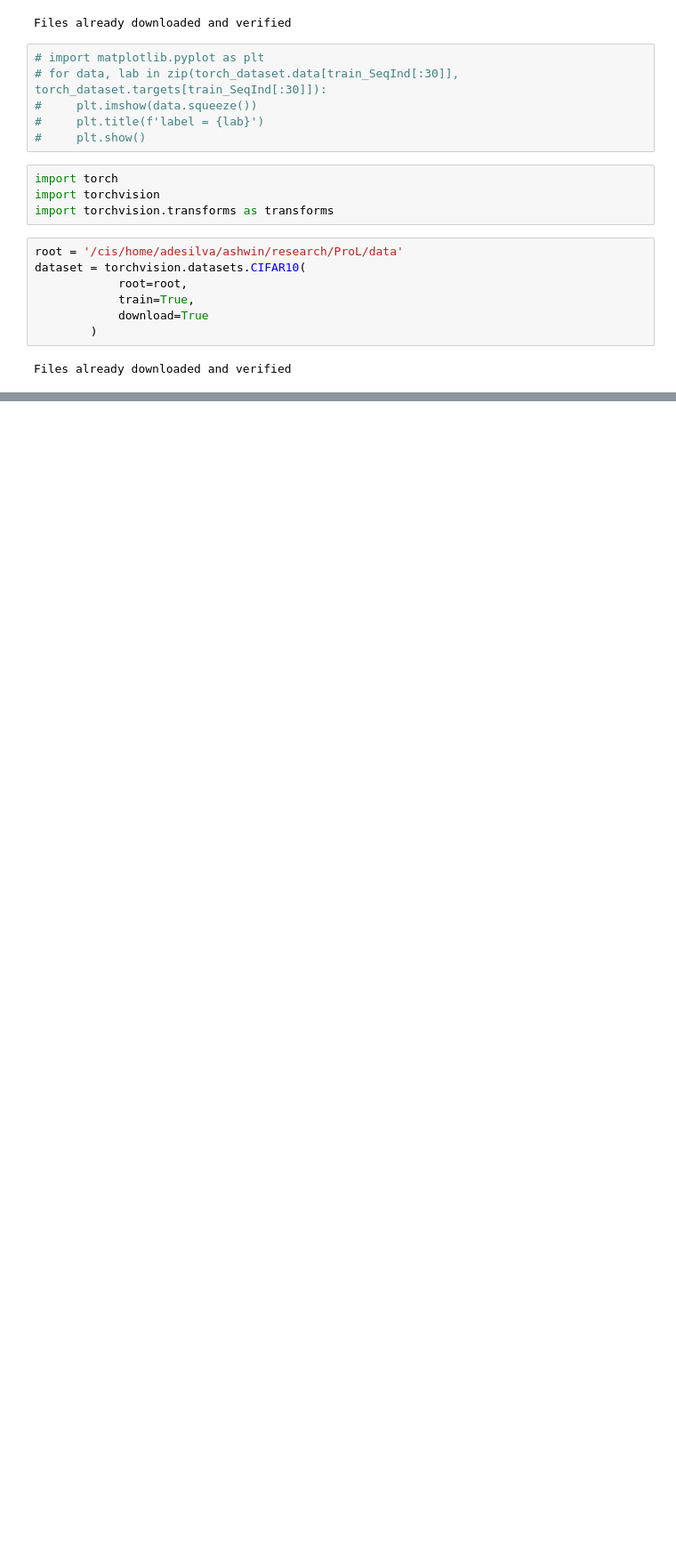
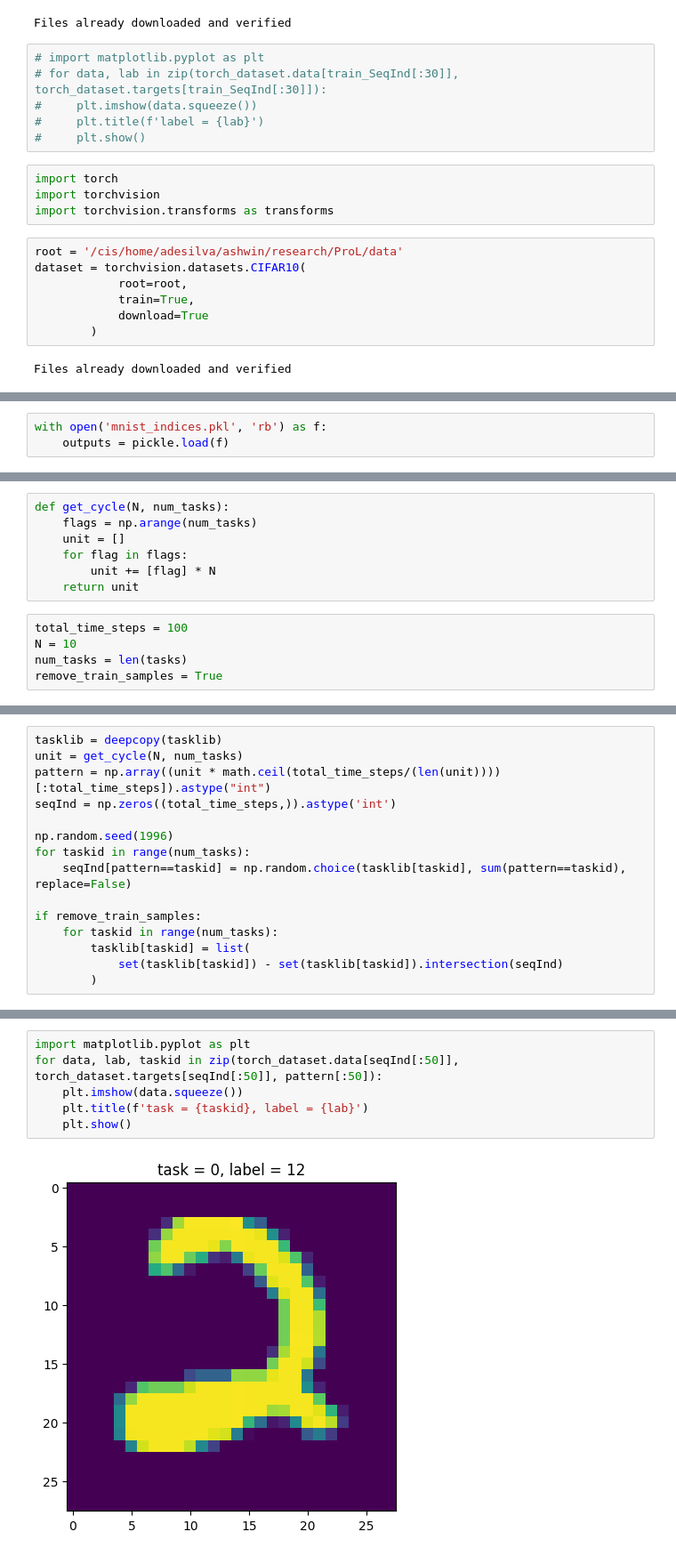
Before and after one commit to YuxinB/ProL, a Jupyter notebook: notebooks/dev.ipynb, the cells around one changed output, grey strips where cells are left out. Shown at 89% size. Cells and saved outputs as stored; diff of their text form; blank space fills up the shorter version.

```diff
--- a/notebooks/dev.ipynb
+++ b/notebooks/dev.ipynb
@@ -155,0 +330,3 @@ Files already downloaded and verified
+# %%
+with open('mnist_indices.pkl', 'rb') as f:
+    outputs = pickle.load(f)
@@ -155,0 +353,12 @@ Files already downloaded and verified
+# %%
+def get_cycle(N, num_tasks):
+    flags = np.arange(num_tasks)
+    unit = []
+    for flag in flags:
+        unit += [flag] * N
+    return unit
+# %%
+total_time_steps = 100
+N = 10
+num_tasks = len(tasks)
+remove_train_samples = True
@@ -155,0 +373,15 @@ Files already downloaded and verified
+# %%
+tasklib = deepcopy(tasklib)
+unit = get_cycle(N, num_tasks)
+pattern = np.array((unit * math.ceil(total_time_steps/(len(unit))))[:total_time_steps]).astype("int")
+seqInd = np.zeros((total_time_steps,)).astype('int')
+
+np.random.seed(1996)
+for taskid in range(num_tasks):
+    seqInd[pattern==taskid] = np.random.choice(tasklib[taskid], sum(pattern==taskid), replace=False)
+
+if remove_train_samples:
+    for taskid in range(num_tasks):
+        tasklib[taskid] = list(
+            set(tasklib[taskid]) - set(tasklib[taskid]).intersection(seqInd)
+        )
@@ -155,0 +400,8 @@ Files already downloaded and verified
+# %%
+import matplotlib.pyplot as plt
+for data, lab, taskid in zip(torch_dataset.data[seqInd[:50]], torch_dataset.targets[seqInd[:50]], pattern[:50]):
+    plt.imshow(data.squeeze())
+    plt.title(f'task = {taskid}, label = {lab}')
+    plt.show()
+# %% [output]
+[figure, added]
```
Also changed, not shown: parts of 22 cells of this notebook, 1 other file.
